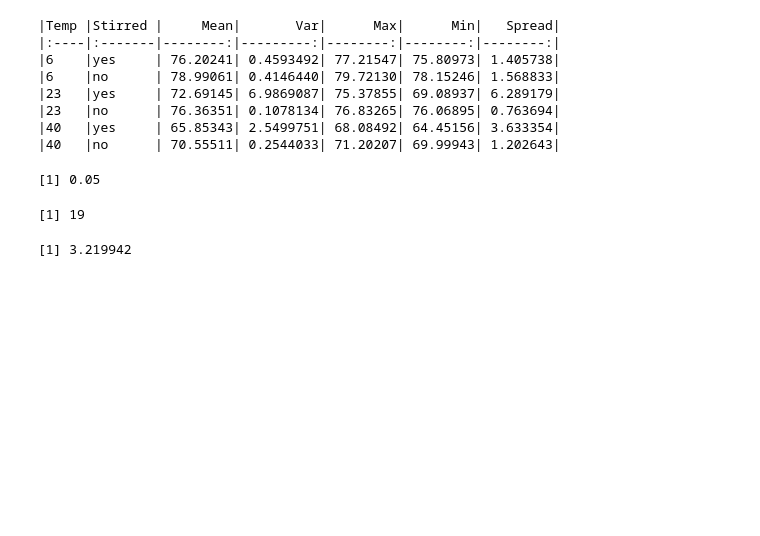
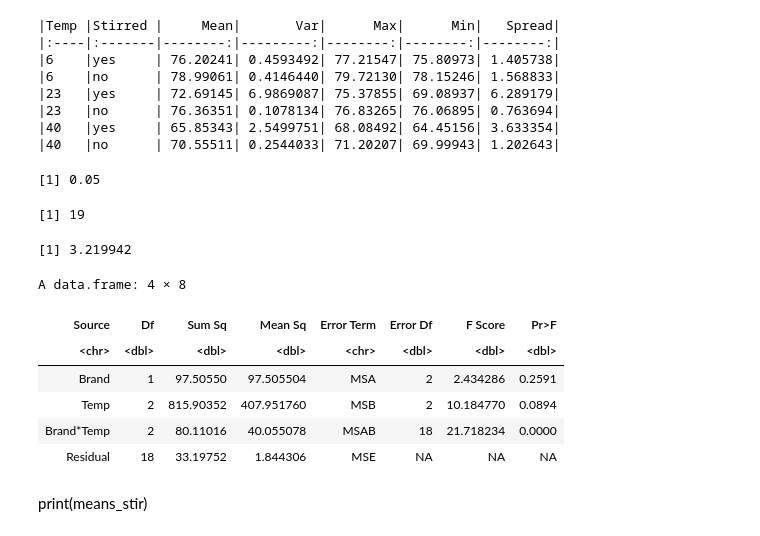
Before and after one commit to hkopanski/ST_518_Project, a Jupyter notebook: mixed_effect_SASlike.ipynb, the cells around one changed output. Drawn from its saved outputs; the diff is of its cells as text; code cells hidden in the pictures; blank space fills up the shorter version.

```diff
--- a/mixed_effect_SASlike.ipynb
+++ b/mixed_effect_SASlike.ipynb
@@ -885,3 +874,15 @@ qf(0.95, 2, 2)
 qf(0.95, 2, 42)
 # %% [output]
 [1] 3.219942
+# %%
+me_table
+# %% [output]
+A data.frame: 4 × 8
+| Source | Df | Sum Sq | Mean Sq | Error Term | Error Df | F Score | Pr>F |
+| <chr> | <dbl> | <dbl> | <dbl> | <chr> | <dbl> | <dbl> | <dbl> |
+| Brand | 1 | 97.50550 | 97.505504 | MSA | 2 | 2.434286 | 0.2591 |
+| Temp | 2 | 815.90352 | 407.951760 | MSB | 2 | 10.184770 | 0.0894 |
+| Brand*Temp | 2 | 80.11016 | 40.055078 | MSAB | 18 | 21.718234 | 0.0000 |
+| Residual | 18 | 33.19752 | 1.844306 | MSE | NA | NA | NA |
+# %% [markdown]
+print(means_stir)
```
Also changed, not shown: parts of 9 cells of this notebook.
